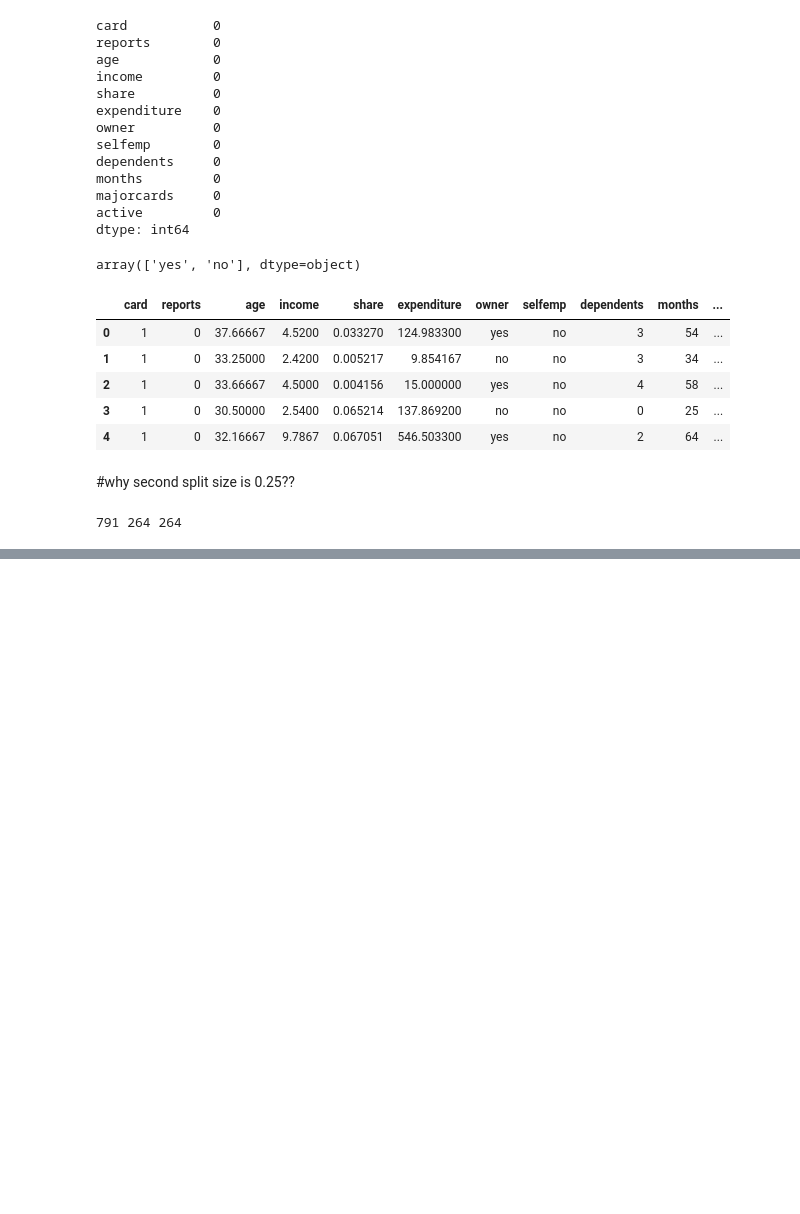
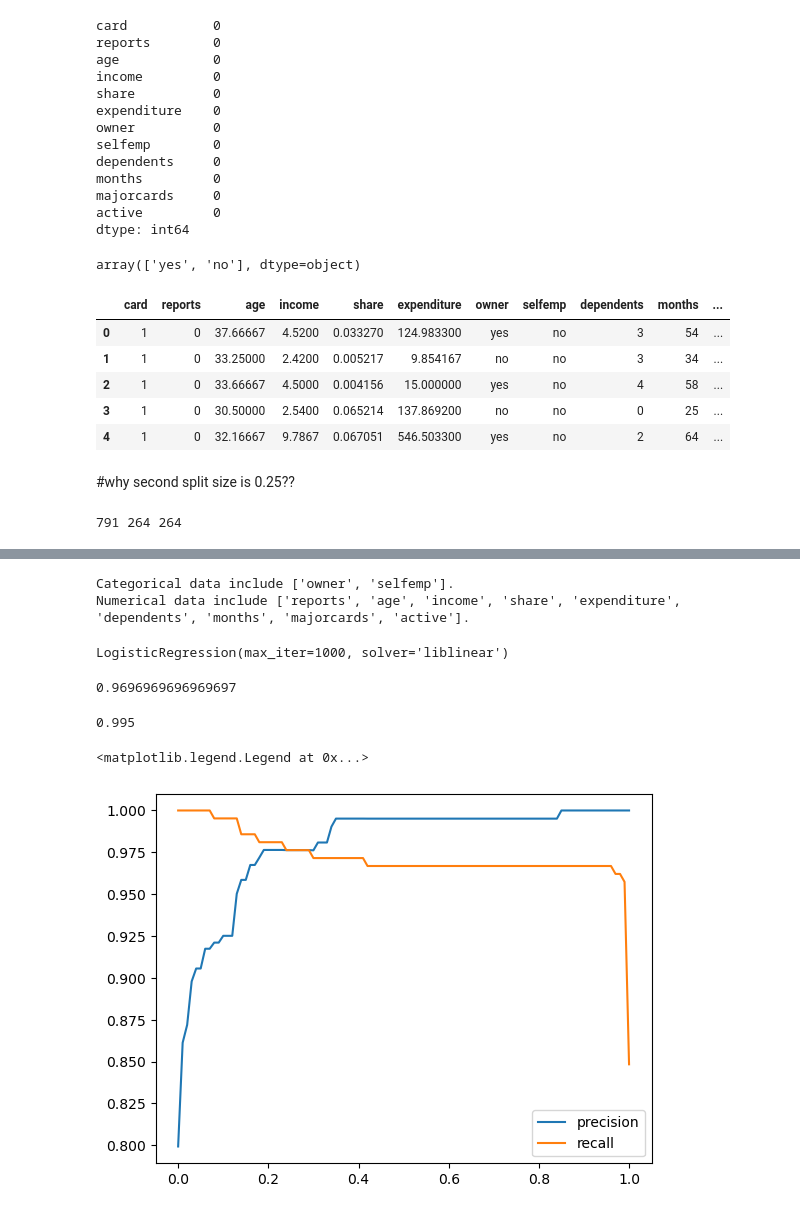
Before and after one commit to Isenmouthe/Machine-Learning-Zoomcamp---2022, a Jupyter notebook: Homeworks/04_homework/04_homework.ipynb, the cells around one changed output, grey strips where cells are left out. Saved outputs shown, nothing was run; the diff lists cells and outputs as text; code cells hidden in the pictures; blank space fills up the shorter version.

```diff
--- a/Homeworks/04_homework/04_homework.ipynb
+++ b/Homeworks/04_homework/04_homework.ipynb
@@ -79,0 +136,65 @@ print(df_train.shape[0], df_test.shape[0], df_val.shape[0])
+# %%
+categorical = list(df_train.dtypes[df_train.dtypes == 'object'].index)
+numerical = list(df_train.dtypes[df_train.dtypes != 'object'].index)
+print('Categorical data include {0}.'.format(categorical))
+print('Numerical data include {0}.'.format(numerical))
+# %% [output]
+Categorical data include ['owner', 'selfemp'].
+Numerical data include ['reports', 'age', 'income', 'share', 'expenditure', 'dependents', 'months', 'majorcards', 'active'].
+# %%
+dv = DictVectorizer(sparse=False)
+
+train_dict = df_train[categorical + numerical].to_dict(orient='records')
+X_train = dv.fit_transform(train_dict)
+
+model = LogisticRegression(solver='liblinear', C=1.0, max_iter=1000)
+model.fit(X_train, y_train)
+# %% [output]
+LogisticRegression(max_iter=1000, solver='liblinear')
+# %%
+val_dict = df_val[categorical + numerical].to_dict(orient='records')
+X_val = dv.transform(val_dict)
+
+y_pred = model.predict_proba(X_val)[:, 1]
+default_decision = (y_pred >= 0.5)
+print((y_val == default_decision).mean())
+# %% [output]
+0.9696969696969697
+# %%
+round(roc_auc_score(y_val, y_pred),3)
+# %% [output]
+0.995
+# %%
+scores = []
+
+thresholds = np.arange(0.0, 1.01, 0.01)  # note: the endpoint is not included in arange
+
+for t in thresholds:
+    actual_positive = (y_val == 1)
+    actual_negative = (y_val == 0)
+
+    predict_positive = (y_pred >= t)
+    predict_negative = (y_pred < t)
+
+    tp = (predict_positive & actual_positive).sum()
+    tn = (predict_negative & actual_negative).sum()
+
+    fp = (predict_positive & actual_negative).sum()
+    fn = (predict_negative & actual_positive).sum()
+
+    scores.append((t, tp, fp, fn, tn))
+# %%
+columns = ['threshold', 'tp', 'fp', 'fn', 'tn']
+df_scores = pd.DataFrame(scores, columns=columns)
+
+df_scores['tpr'] = df_scores.tp / (df_scores.tp + df_scores.fn)
+df_scores['fpr'] = df_scores.fp / (df_scores.fp + df_scores.tn)
+df_scores['precision'] = df_scores.tp / (df_scores.tp + df_scores.fp)
+df_scores['recall'] = df_scores.tp / (df_scores.tp + df_scores.fn)
+# %%
+plt.plot(df_scores.threshold, df_scores['precision'], label='precision')
+plt.plot(df_scores.threshold, df_scores['recall'], label='recall')
+plt.legend()
+# %% [output]
+<matplotlib.legend.Legend at 0x...>
+[figure, added]
```
Also changed, not shown: parts of 11 cells of this notebook.
